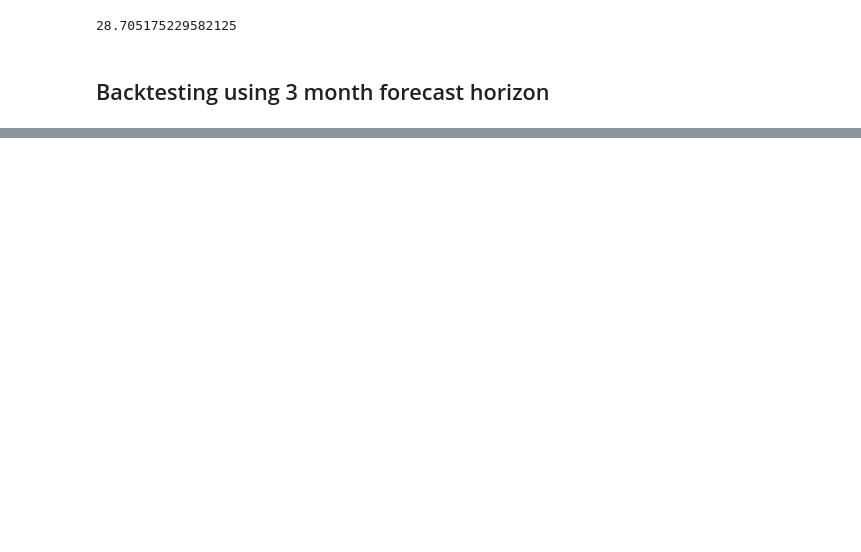
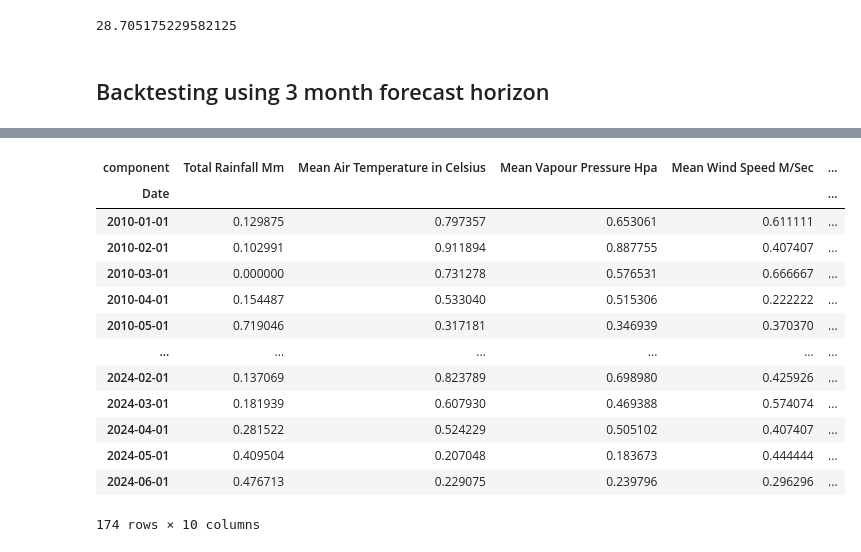
Before and after one commit to TheVeryCoolJackson/COMPSCI760-Electricity-Timeseries, a Jupyter notebook: RNN_test/RNN_test.ipynb, the cells around one changed output, grey strips where cells are left out. Drawn from its saved outputs; the diff is of its cells as text; code cells hidden in the pictures; blank space fills up the shorter version.

```diff
--- a/RNN_test/RNN_test.ipynb
+++ b/RNN_test/RNN_test.ipynb
@@ -92,6 +92,10 @@ val_past_cov = val_transformed[['Days Of Wind Gust >= 24 Knots in Day', 'Mean Ai
 train_past_cov = train_past_cov.pd_dataframe()
 train_past_cov = train_past_cov.apply(lambda col: col.fillna(col.mean()))
 train_past_cov = TimeSeries.from_dataframe(train_past_cov)
+# %%
+series_transformed = series_transformed.pd_dataframe()
+series_transformed = series_transformed.apply(lambda col: col.fillna(col.mean()))
+series_transformed = TimeSeries.from_dataframe(series_transformed)
 # %% [markdown]
 ## Model training and testing
 # %%
@@ -147,0 +196,17 @@ mae(transformer_target.inverse_transform(val_target), transformer_target.inverse
+# %%
+series_transformed['Est. Total consumption (GWh)']
+# %% [output]
+| component | Total Rainfall Mm | Mean Air Temperature in Celsius | Mean Vapour Pressure Hpa | Mean Wind Speed M/Sec | ... |
+| Date |  |  |  |  | ... |
+| 2010-01-01 | 0.129875 | 0.797357 | 0.653061 | 0.611111 | ... |
+| 2010-02-01 | 0.102991 | 0.911894 | 0.887755 | 0.407407 | ... |
+| 2010-03-01 | 0.000000 | 0.731278 | 0.576531 | 0.666667 | ... |
+| 2010-04-01 | 0.154487 | 0.533040 | 0.515306 | 0.222222 | ... |
+| 2010-05-01 | 0.719046 | 0.317181 | 0.346939 | 0.370370 | ... |
+| ... | ... | ... | ... | ... | ... |
+| 2024-02-01 | 0.137069 | 0.823789 | 0.698980 | 0.425926 | ... |
+| 2024-03-01 | 0.181939 | 0.607930 | 0.469388 | 0.574074 | ... |
+| 2024-04-01 | 0.281522 | 0.524229 | 0.505102 | 0.407407 | ... |
+| 2024-05-01 | 0.409504 | 0.207048 | 0.183673 | 0.444444 | ... |
+| 2024-06-01 | 0.476713 | 0.229075 | 0.239796 | 0.296296 | ... |
+174 rows × 10 columns
```
Also changed, not shown: parts of 3 cells of this notebook.
